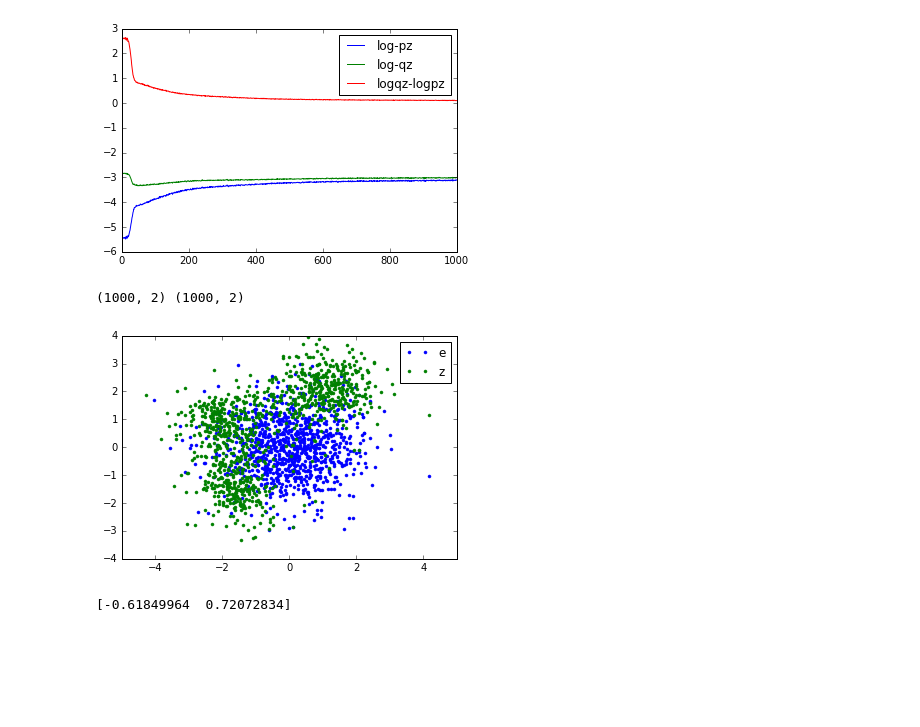
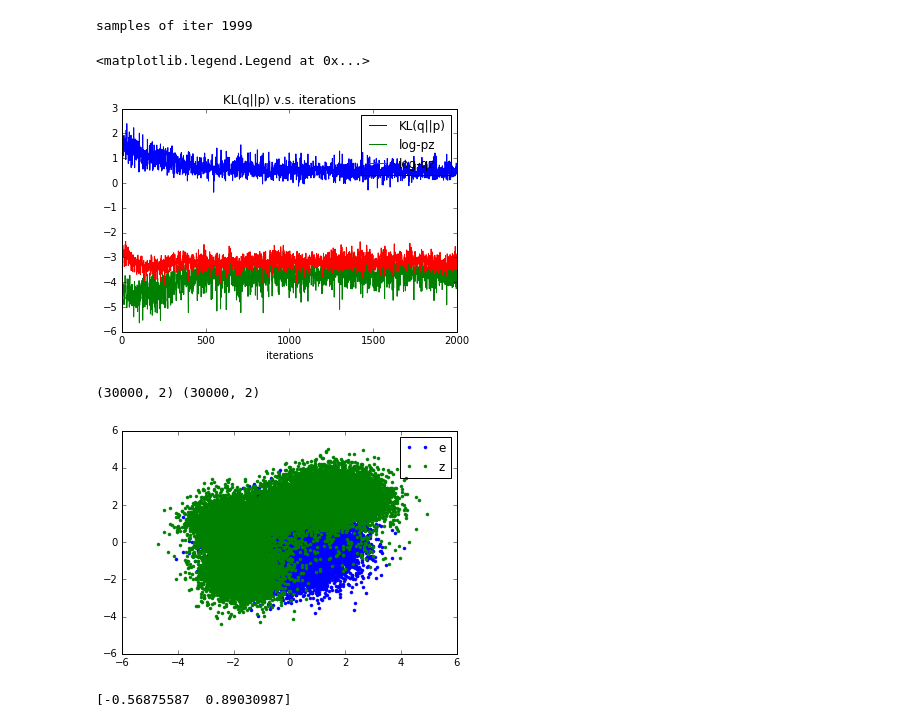
Before and after one commit to AndyZhang17/iaf2, a Jupyter notebook: phase1.ipynb, the cells around one changed output. Saved outputs shown, nothing was run; the diff lists cells and outputs as text; code cells hidden in the pictures; blank space fills up the shorter version.

Commit message:
presentation

```diff
--- a/phase1.ipynb
+++ b/phase1.ipynb
@@ -36,7 +52,7 @@ weights = np.asarray( [0.4,0.3,0.3] )
 logTarget = mathT.multiGmm(means, varmats,weights)
 # %%
 # construction variational model
-iaf = nf.NormFlowModel( dim=2, numlayers=4,noisestd=1. )  #(4./DIM)**.5
+iaf = nf.NormFlowModel( dim=2, numlayers=NUM_LAYERS,noisestd=1 )  #(4./DIM)**.5
 e = iaf.getNoiseVar(SAMPLINGNUM)
 z, logqz = iaf.reparam(e)
 
@@ -55,33 +70,53 @@ updates = opt.getUpdates(params,grads)
 
 outputs = [ cost, T.mean(logpz), T.mean(logqz) ]
 estep = theano.function(inputs=[],outputs=outputs,updates=updates)
+# %%
+# for presentation
+e2 = iaf.getNoiseVar(50000)
+z2, logqz2 = iaf.reparam(e2)
+fez2 = theano.function(inputs=[],outputs=[e2,z2])
 # %%
 # training
-NUMITER = 1000
+
 keys = ['cost','pz','qz']
-record = {}
+record = {'zs':[]}
+
 for k in keys:
     record[k] = []
+
+zset = set(ziters)
 for i in range(NUMITER):
     out = estep()
-
-    for i,q in enumerate(out):
-        record[keys[i]].append( q )
+    for k,q in enumerate(out):
+        record[keys[k]].append( q )
+    if i in zset:
+        print 'samples of iter %d'%i
+        record['zs'].append(fez2()[1])
 
 for k in keys:
     record[k] = np.asarray( record[k] )
+# %% [output]
+samples of iter 1999
 # %%
 # plt.plot( range(NUMITER), record['cost'],'-' )
 # plt.show()
 xs = range(NUMITER)
+plt.plot( xs, record['cost'], '-', label='KL(q||p)')
+plt.xlabel('iterations')
+plt.title('KL(q||p) v.s. iterations')
+plt.savefig(FIG_PATH+'/L%d_kl.png'%(NUM_LAYERS))
+
+np.savez(FIG_PATH+'/record_L%d.npz'%NUM_LAYERS,cost=record['cost'],numiter=NUMITER,numlayers=NUM_LAYERS)
+
 plt.plot( xs, record['pz'], '-', label='log-pz')
 plt.plot( xs, record['qz'], '-', label='log-qz')
-plt.plot( xs, record['cost'], '-', label='logqz-logpz')
+
 plt.legend()
-plt.show()
+
 # plt.plot( xs, record['mu'][:,0], '-', label='mean-z0')
 # plt.plot( xs, record['mu'][:,1], '-', label='mean-z1')
 # plt.legend()
 # plt.show()
 # %% [output]
+<matplotlib.legend.Legend at 0x...>
-[figure, old version]
+[figure, new version]
@@ -92,12 +123,12 @@ fez2 = theano.function(inputs=[],outputs=[e2,z2])
 # %%
-es, zs = fez2()
-print es.shape, zs.shape
-plt.plot(es[:,0],es[:,1],'.',label='e')
-plt.plot(zs[:,0],zs[:,1],'.',label='z')
-plt.legend(loc=1)
-plt.show()
-print np.mean(zs,axis=0)
+# es, zs = fez2()
+# print es.shape, zs.shape
+# plt.plot(es[:,0],es[:,1],'.',label='e')
+# plt.plot(zs[:,0],zs[:,1],'.',label='z')
+# plt.legend(loc=1)
+# plt.show()
+# print np.mean(zs,axis=0)
 # %% [output]
-(1000, 2) (1000, 2)
+(30000, 2) (30000, 2)
-[figure, old version]
+[figure, new version]
-[-0.61849964  0.72072834]
+[-0.56875587  0.89030987]
```
Also changed, not shown: parts of 9 cells of this notebook, 9 other files.
